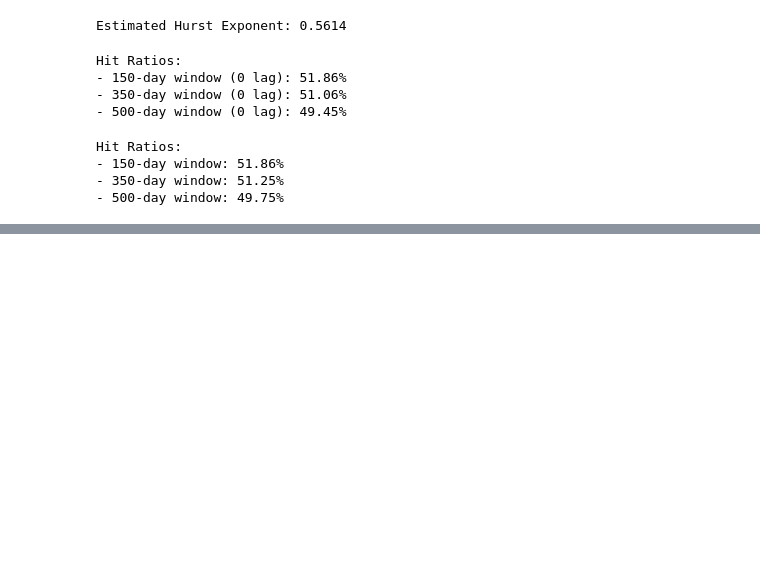
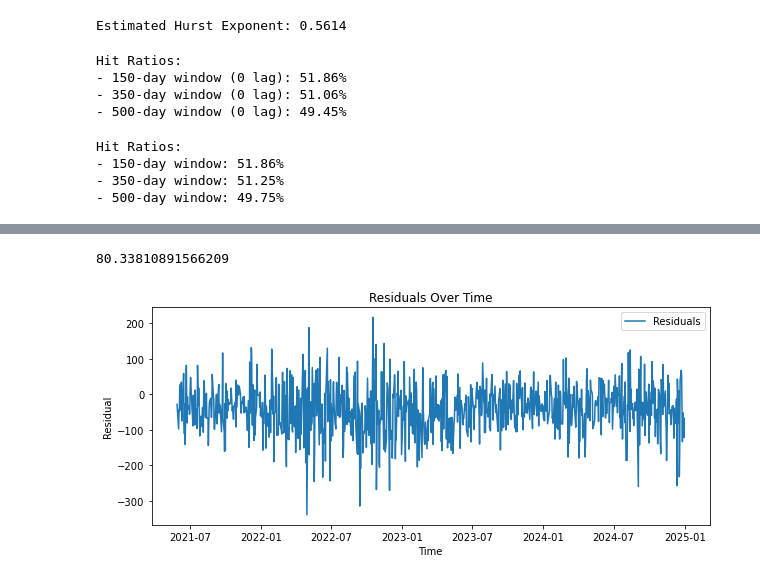
Before and after one commit to thatjosh/stats-practitioner-challenge, a Jupyter notebook: challenge/fBM_snp.ipynb, the cells around one changed output, grey strips where cells are left out. Saved outputs shown, nothing was run; the diff lists cells and outputs as text; code cells hidden in the pictures; blank space fills up the shorter version.

Commit message:
included fbm model predictions in snp 500 file

```diff
--- a/challenge/fBM_snp.ipynb
+++ b/challenge/fBM_snp.ipynb
@@ -421,0 +366,6 @@ Hit Ratios:
+# %%
+import utils
+
+snp_obj = utils.SnpDf(SNP)
+result_df = utils.apply_rolling_predictions_from_start(snp_obj, '2022-01-01', 150)
+result_df.head()
@@ -421,0 +379,3 @@ Hit Ratios:
+# %%
+merged_df = result_df.join(SNP, how='inner')
+merged_df.head()
@@ -421,0 +389,4 @@ Hit Ratios:
+# %%
+utils.compute_rmse(merged_df, 'predicted', 'price')
+# %% [output]
+80.33810891566209
@@ -421,0 +415,25 @@ Hit Ratios:
+# %%
+import pandas as pd
+import numpy as np
+import matplotlib.pyplot as plt
+import seaborn as sns
+from statsmodels.graphics.tsaplots import plot_acf, plot_pacf
+from scipy import stats
+
+# Example DataFrame: df should already have a time series index and the columns 'observed' and 'predicted'
+# df = pd.read_csv('your_data.csv', index_col='date', parse_dates=True)
+
+# 1. Compute the residuals
+df = merged_df
+df['residual'] = df['price'] - df['predicted']
+
+# 2. Plot the residuals over time
+plt.figure(figsize=(10, 4))
+plt.plot(df.index, df['residual'], label='Residuals')
+plt.title("Residuals Over Time")
+plt.xlabel("Time")
+plt.ylabel("Residual")
+plt.legend()
+plt.show()
+# %% [output]
+[figure, added]
```
Also changed, not shown: parts of 25 cells of this notebook, 1 other file.
